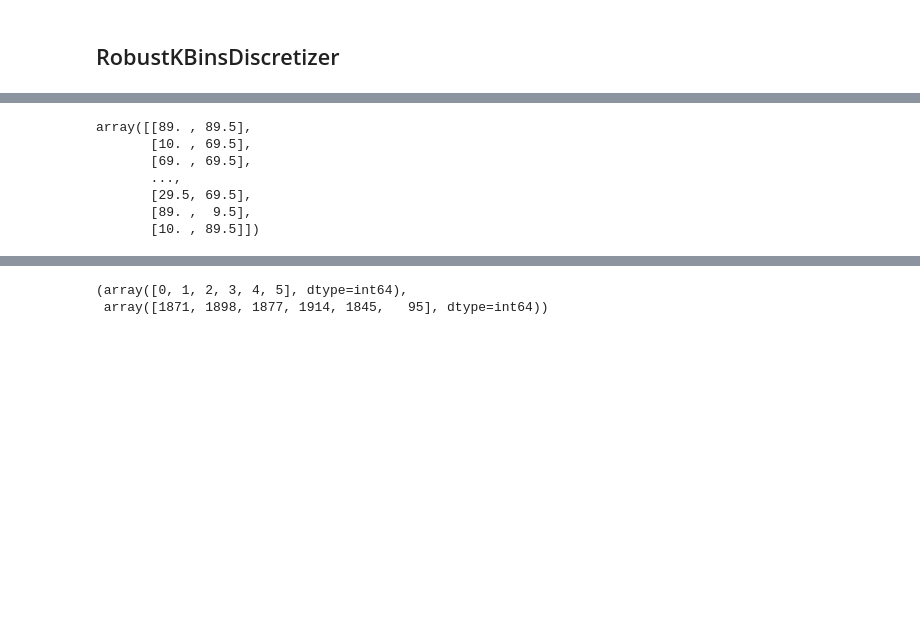
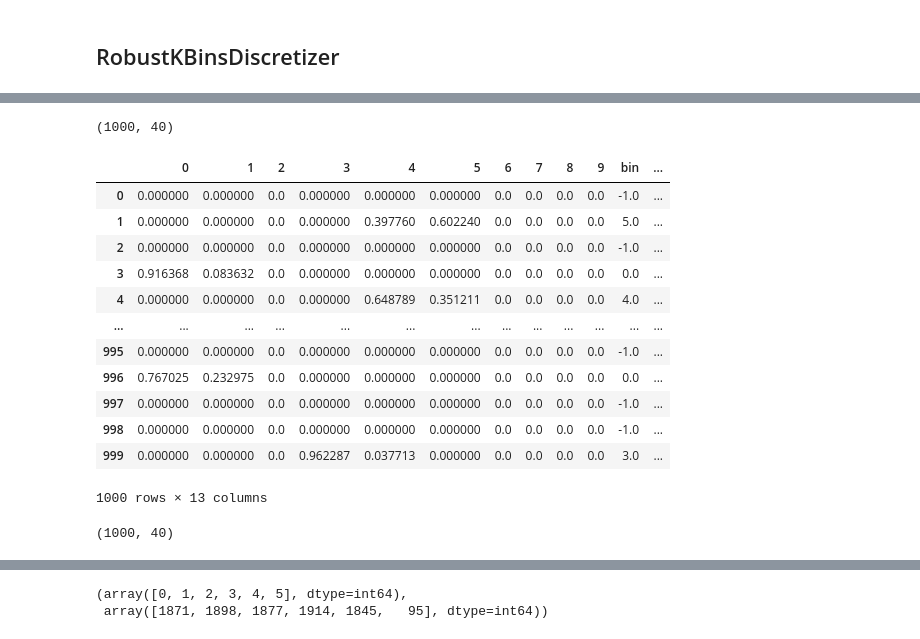
Before and after one commit to AlanGanem/replan, a Jupyter notebook: notebooks_dev/replan.ipynb, the cells around one changed output, grey strips where cells are left out. Saved outputs shown, nothing was run; the diff lists cells and outputs as text; code cells hidden in the pictures; blank space fills up the shorter version.

```diff
--- a/notebooks_dev/replan.ipynb
+++ b/notebooks_dev/replan.ipynb
@@ -424,14 +535,48 @@ disc = rob.fit(X).transform(X)
+# %%
+#sns.distplot(Xt[:, corrected_column_ordinal.min():corrected_column_ordinal.max()].data)
+i = 0
+bin_edges_i = rob.bin_edges_[i]
+#bin_sizes
+bin_lens = np.diff(bin_edges_i)
+#midle point between bins
+bin_centers = bin_edges_i[:-1] + bin_lens/2
+#set extreme bin centers to min and max values of bin edges
+#set extreme bin centers to min and max values of bin edges
+bin_centers[-1] = bin_edges_i[-1]
+bin_centers[0] = bin_edges_i[0]
+
+Xord = rob._transform_ordinal(X_test)
+column_ordinal = Xord[:,i].astype(int)
+Xt = rob.transform(X_test)
+temp_df = pd.DataFrame(Xt[:, (rob.col_index_correction_[i]):(rob.col_index_correction_[i+1])].A)
+temp_df.columns = rob._encoder.categories[i]
+temp_df['bin'] = Xord[:,i]
+temp_df['original_value'] = X_test.values[:, i]
+temp_df['bin_center'] = bin_centers[column_ordinal]
+temp_df.loc[column_ordinal == -1,'bin_center'] = np.nan
+
+temp_df#[temp_df['bin']==4]
+
+#bin_centers, bin_edges_i[:-1]
+#X.tocsr().data
+# %% [output]
+(1000, 40)
+|  | 0 | 1 | 2 | 3 | 4 | 5 | 6 | 7 | 8 | 9 | bin | ... |
+| 0 | 0.000000 | 0.000000 | 0.0 | 0.000000 | 0.000000 | 0.000000 | 0.0 | 0.0 | 0.0 | 0.0 | -1.0 | ... |
+| 1 | 0.000000 | 0.000000 | 0.0 | 0.000000 | 0.397760 | 0.602240 | 0.0 | 0.0 | 0.0 | 0.0 | 5.0 | ... |
+| 2 | 0.000000 | 0.000000 | 0.0 | 0.000000 | 0.000000 | 0.000000 | 0.0 | 0.0 | 0.0 | 0.0 | -1.0 | ... |
+| 3 | 0.916368 | 0.083632 | 0.0 | 0.000000 | 0.000000 | 0.000000 | 0.0 | 0.0 | 0.0 | 0.0 | 0.0 | ... |
+| 4 | 0.000000 | 0.000000 | 0.0 | 0.000000 | 0.648789 | 0.351211 | 0.0 | 0.0 | 0.0 | 0.0 | 4.0 | ... |
+| ... | ... | ... | ... | ... | ... | ... | ... | ... | ... | ... | ... | ... |
+| 995 | 0.000000 | 0.000000 | 0.0 | 0.000000 | 0.000000 | 0.000000 | 0.0 | 0.0 | 0.0 | 0.0 | -1.0 | ... |
+| 996 | 0.767025 | 0.232975 | 0.0 | 0.000000 | 0.000000 | 0.000000 | 0.0 | 0.0 | 0.0 | 0.0 | 0.0 | ... |
+| 997 | 0.000000 | 0.000000 | 0.0 | 0.000000 | 0.000000 | 0.000000 | 0.0 | 0.0 | 0.0 | 0.0 | -1.0 | ... |
+| 998 | 0.000000 | 0.000000 | 0.0 | 0.000000 | 0.000000 | 0.000000 | 0.0 | 0.0 | 0.0 | 0.0 | -1.0 | ... |
+| 999 | 0.000000 | 0.000000 | 0.0 | 0.962287 | 0.037713 | 0.000000 | 0.0 | 0.0 | 0.0 | 0.0 | 3.0 | ... |
+1000 rows × 13 columns
 # %%
 #rob._encoder.inverse_transform(disc)
-rob.inverse_transform(disc)#, X_test
+#rob.inverse_transform(disc)#, X_test
-# %% [output]
-array([[89. , 89.5],
-       [10. , 69.5],
-       [69. , 69.5],
-       ...,
-       [29.5, 69.5],
-       [89. ,  9.5],
-       [10. , 89.5]])
 # %%
 #apply this only to non NaN rows
 #get index correction array to access final trnasformed columns correctly
@@ -449,6 +594,8 @@ bin_edges_i = rob.bin_edges_[i]
 bin_lens = np.diff(bin_edges_i)
 #midle point between bins
 bin_centers = bin_edges_i[:-1] + bin_lens/2
+bin_centers[-1] = bin_edges_i[-1]
+bin_centers[0] = bin_edges_i[0]
 
 #belonging to the bin:
 #calculate fuzzy score for rows
@@ -489,3 +636,5 @@ Xt[fuzzy_rows, bin_cols] = complementary_fuzzy_score
 #fill neighbor cells with complementary fuzzy score
 Xt[fuzzy_rows, neighbor_cols] = fuzzy_score
 #Xt = Xt.tocsr()
+# %% [output]
+(1000, 40)
```
Also changed, not shown: parts of 9 cells of this notebook.
